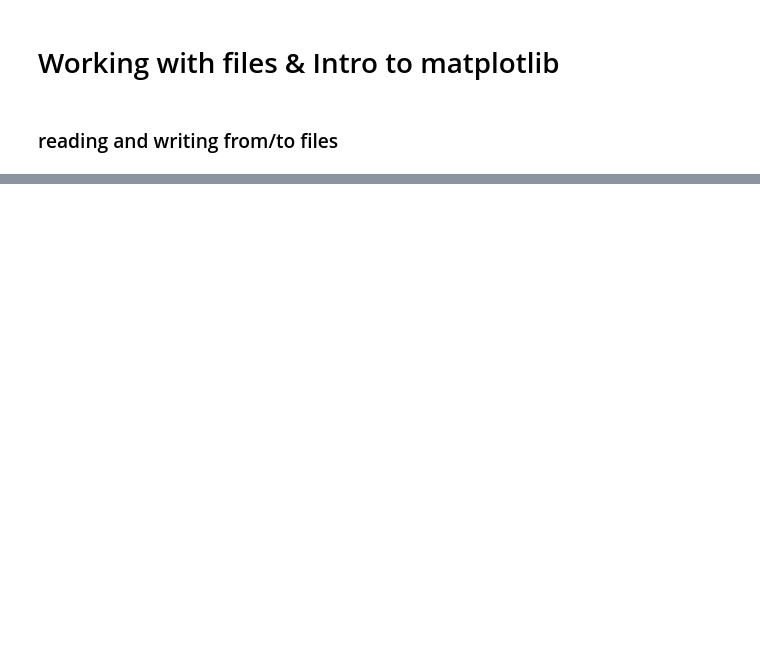
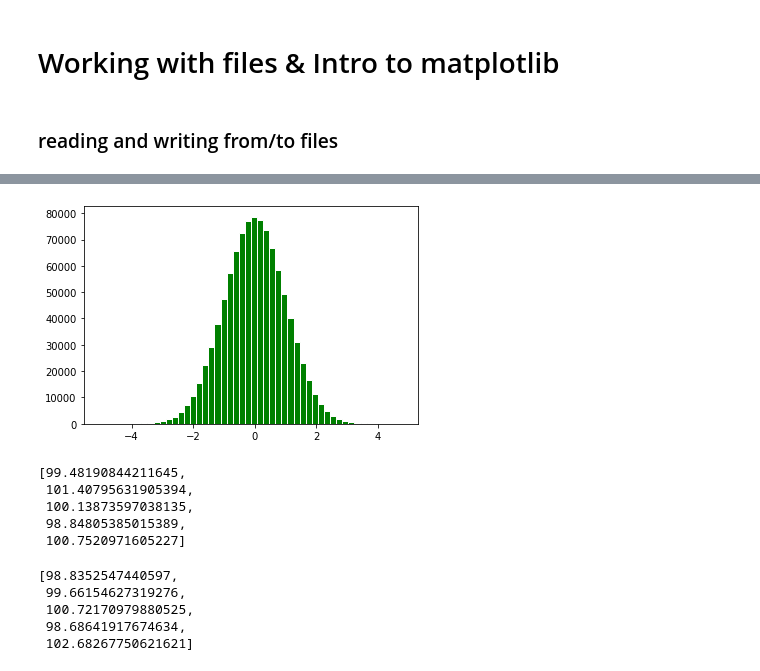
Before and after one commit to mjmacarty/MIS3640, a Jupyter notebook: 7-files & matplotlib.ipynb, the cells around one changed output, grey strips where cells are left out. Drawn from its saved outputs; the diff is of its cells as text; code cells hidden in the pictures; blank space fills up the shorter version.

```diff
--- a/7-files & matplotlib.ipynb
+++ b/7-files & matplotlib.ipynb
@@ -25,0 +115,5 @@ f.close()
+# %%
+plt.hist(data, bins=50, color='g', edgecolor='w');
+plt.show()
+# %% [output]
+[figure, added]
@@ -25,0 +123,16 @@ f.close()
+# %%
+x[:5]
+# %% [output]
+[99.48190844211645,
+ 101.40795631905394,
+ 100.13873597038135,
+ 98.84805385015389,
+ 100.7520971605227]
+# %%
+y[:5]
+# %% [output]
+[98.8352547440597,
+ 99.66154627319276,
+ 100.72170979880525,
+ 98.68641917674634,
+ 102.68267750621621]
```
Also changed, not shown: parts of 28 cells of this notebook, 3 other files.
